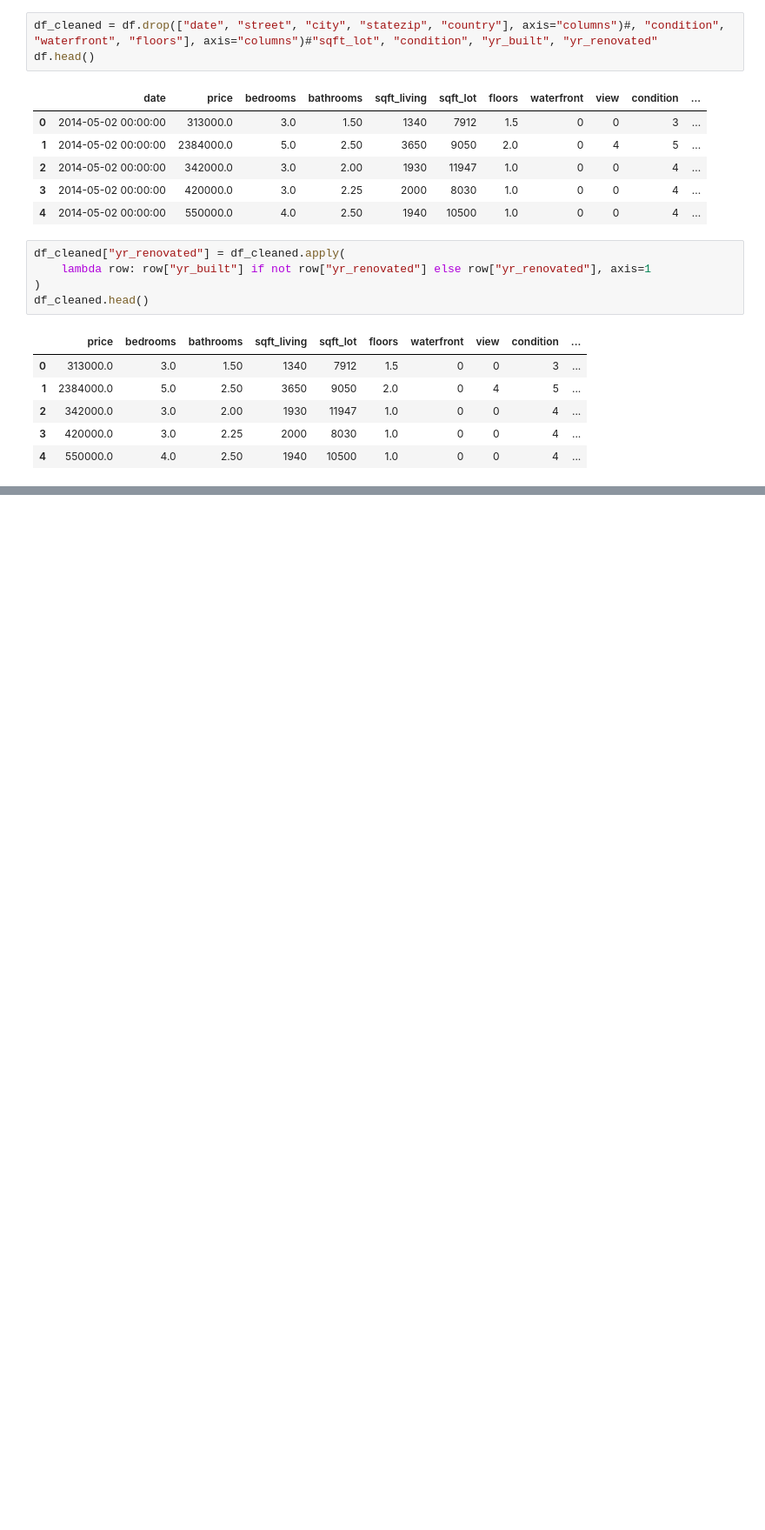
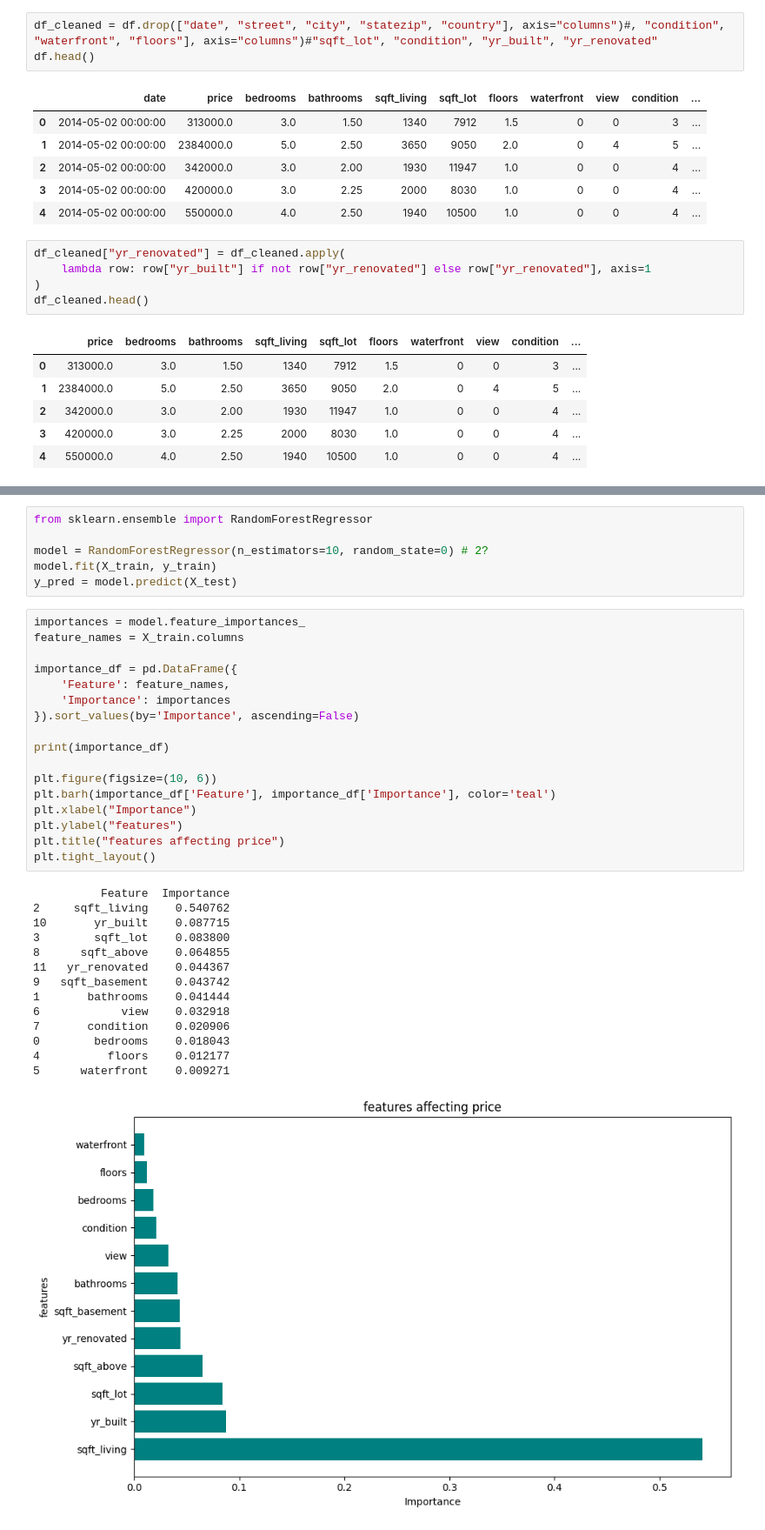
Before and after one commit to StefanLundberg77/ai_engineering_stefan_lundberg, a Jupyter notebook: exercises/Exercise_2/2_b_random_forest_regression.ipynb, the cells around one changed output, grey strips where cells are left out. Shown at 87% size. Drawn from its saved outputs; the diff is of its cells as text; blank space fills up the shorter version.

Commit message:
random forrest regression eval

```diff
--- a/exercises/Exercise_2/2_b_random_forest_regression.ipynb
+++ b/exercises/Exercise_2/2_b_random_forest_regression.ipynb
@@ -69,0 +78,38 @@ X_train.shape, X_test.shape
+# %%
+from sklearn.ensemble import RandomForestRegressor
+
+model = RandomForestRegressor(n_estimators=10, random_state=0) # 2?
+model.fit(X_train, y_train)
+y_pred = model.predict(X_test)
+# %%
+importances = model.feature_importances_
+feature_names = X_train.columns
+
+importance_df = pd.DataFrame({
+    'Feature': feature_names,
+    'Importance': importances
+}).sort_values(by='Importance', ascending=False)
+
+print(importance_df)
+
+plt.figure(figsize=(10, 6))
+plt.barh(importance_df['Feature'], importance_df['Importance'], color='teal')
+plt.xlabel("Importance")
+plt.ylabel("features")
+plt.title("features affecting price")
+plt.tight_layout()
+# %% [output]
+          Feature  Importance
+2     sqft_living    0.540762
+10       yr_built    0.087715
+3        sqft_lot    0.083800
+8      sqft_above    0.064855
+11   yr_renovated    0.044367
+9   sqft_basement    0.043742
+1       bathrooms    0.041444
+6            view    0.032918
+7       condition    0.020906
+0        bedrooms    0.018043
+4          floors    0.012177
+5      waterfront    0.009271
+[figure, added]
```
Also changed, not shown: parts of 4 cells of this notebook.
